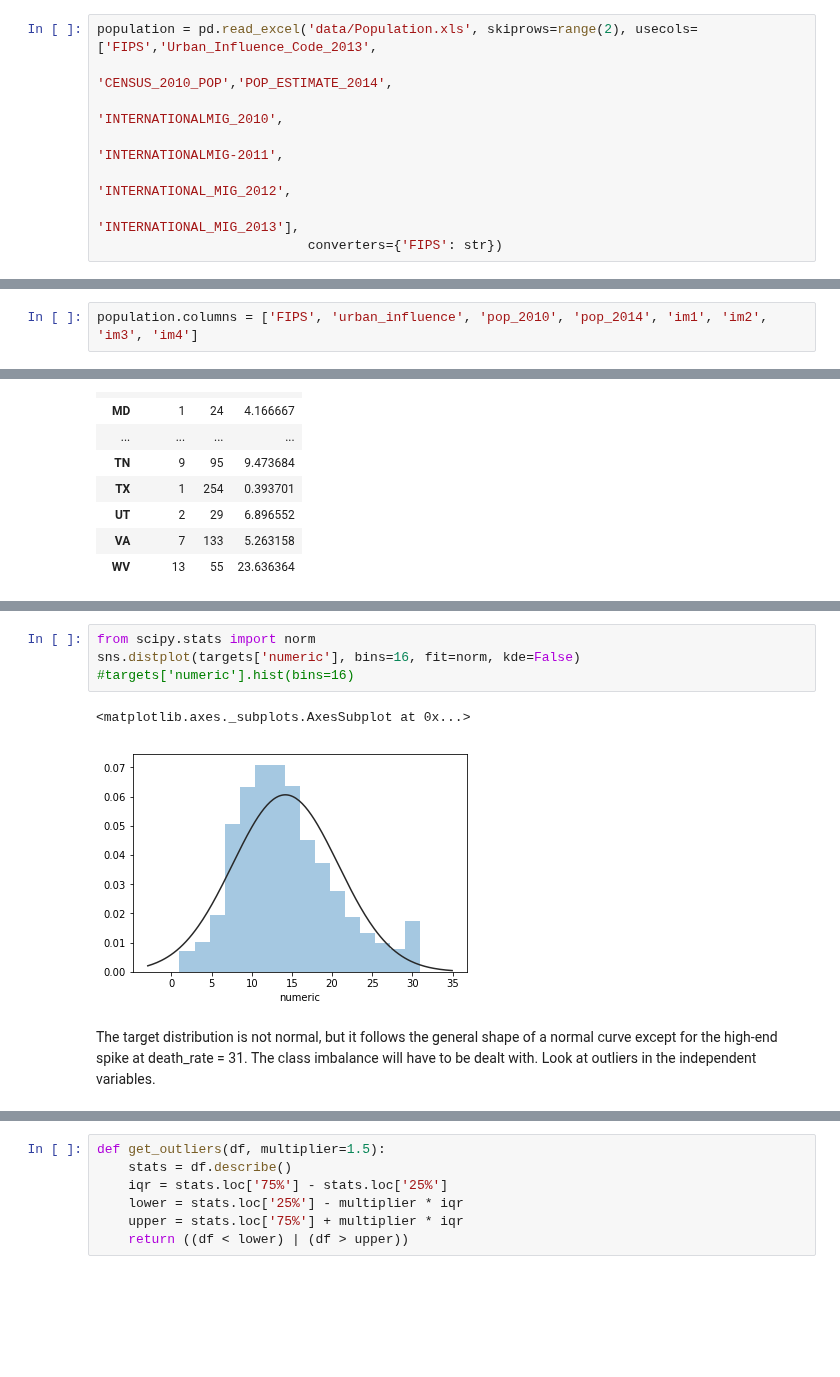
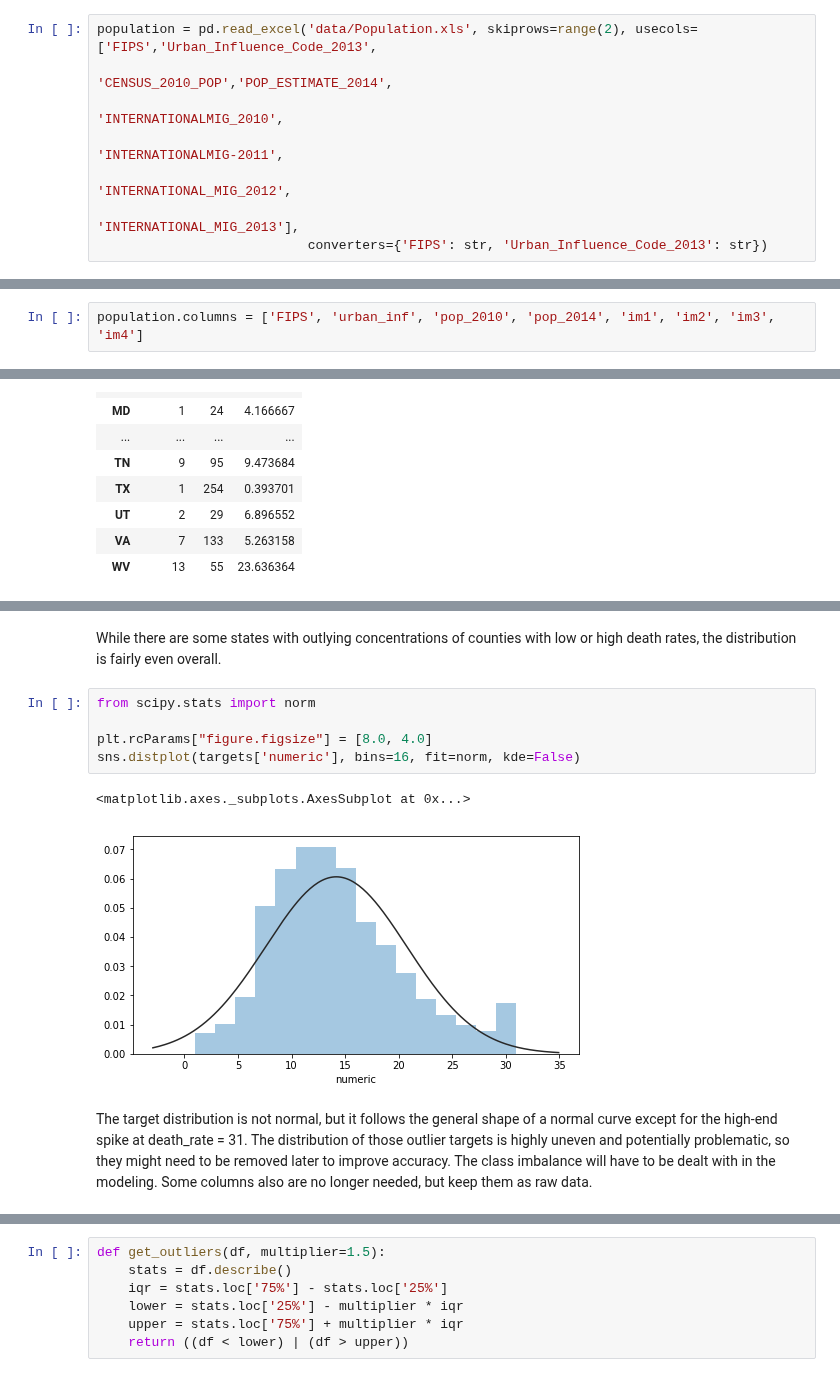
Before and after one commit to vincegiorno/drug_deaths, a Jupyter notebook: drug_deaths.ipynb, the cells around one changed output, grey strips where cells are left out. Cells and saved outputs as stored; diff of their text form; blank space fills up the shorter version.

Commit message:
testing on robust data

```diff
--- a/drug_deaths.ipynb
+++ b/drug_deaths.ipynb
@@ -55,4 +55,4 @@ population = pd.read_excel('data/Population.xls', skiprows=range(2), usecols=['F
                                                                               'INTERNATIONALMIG-2011',
                                                                               'INTERNATIONAL_MIG_2012',
                                                                               'INTERNATIONAL_MIG_2013'],
-                           converters={'FIPS': str})
+                           converters={'FIPS': str, 'Urban_Influence_Code_2013': str})
@@ -59,5 +61,5 @@ population = pd.read_excel('data/Population.xls', skiprows=range(2), usecols=['F
 # %%
-population.columns = ['FIPS', 'urban_influence', 'pop_2010', 'pop_2014', 'im1', 'im2', 'im3', 'im4']
+population.columns = ['FIPS', 'urban_inf', 'pop_2010', 'pop_2014', 'im1', 'im2', 'im3', 'im4']
 # %% [markdown]
 The urban influence code "distinguishes metropolitan counties by population size of their metro area, and nonmetropolitan counties by size of the largest city or town and proximity to metro and micropolitan areas." Lower numbers are more urban. The other features being consteucted here are the change in poulation between 2010 and 2014, and the change in the international migrant population relative to the overall change.
 # %%
@@ -389,10 +417,13 @@ data = data[data['death_rate'] != '30+']
+# %% [markdown]
+While there are some states with outlying concentrations of counties with low or high death rates, the distribution is fairly even overall.
 # %%
 from scipy.stats import norm
+
+plt.rcParams["figure.figsize"] = [8.0, 4.0]
 sns.distplot(targets['numeric'], bins=16, fit=norm, kde=False)
-#targets['numeric'].hist(bins=16)
 # %% [output]
 <matplotlib.axes._subplots.AxesSubplot at 0x...>
-[figure, old version]
+[figure, new version]
 # %% [markdown]
-The target distribution is not normal, but it follows the general shape of a normal curve except for the high-end spike at death_rate = 31. The class imbalance will have to be dealt with. Look at outliers in the independent variables.
+The target distribution is not normal, but it follows the general shape of a normal curve except for the high-end spike at death_rate = 31. The distribution of those outlier targets is highly uneven and potentially problematic, so they might need to be removed later to improve accuracy. The class imbalance will have to be dealt with in the modeling. Some columns also are no longer needed, but keep them as raw data.
 # %%
```
Also changed, not shown: parts of 141 cells of this notebook.
